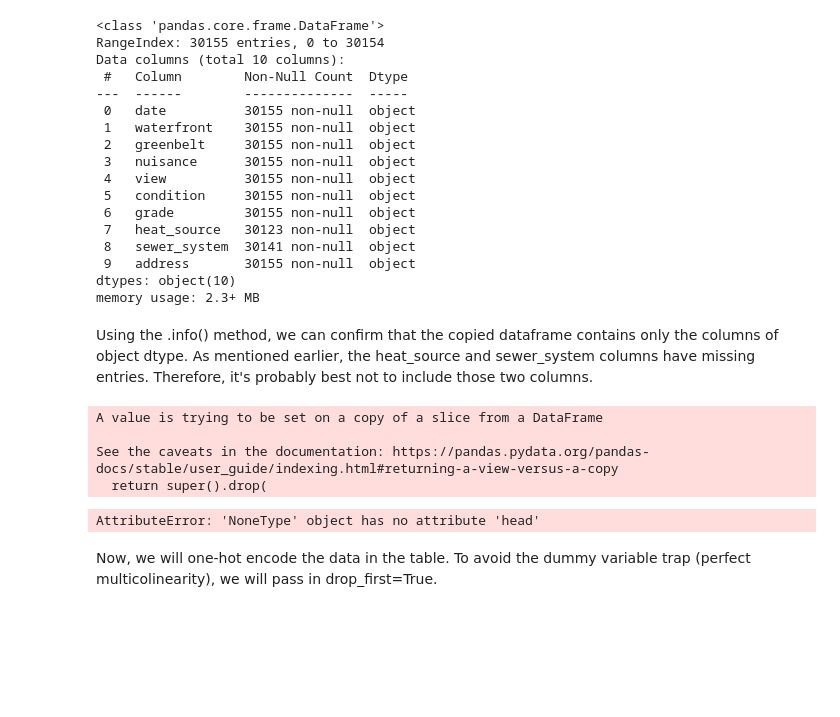
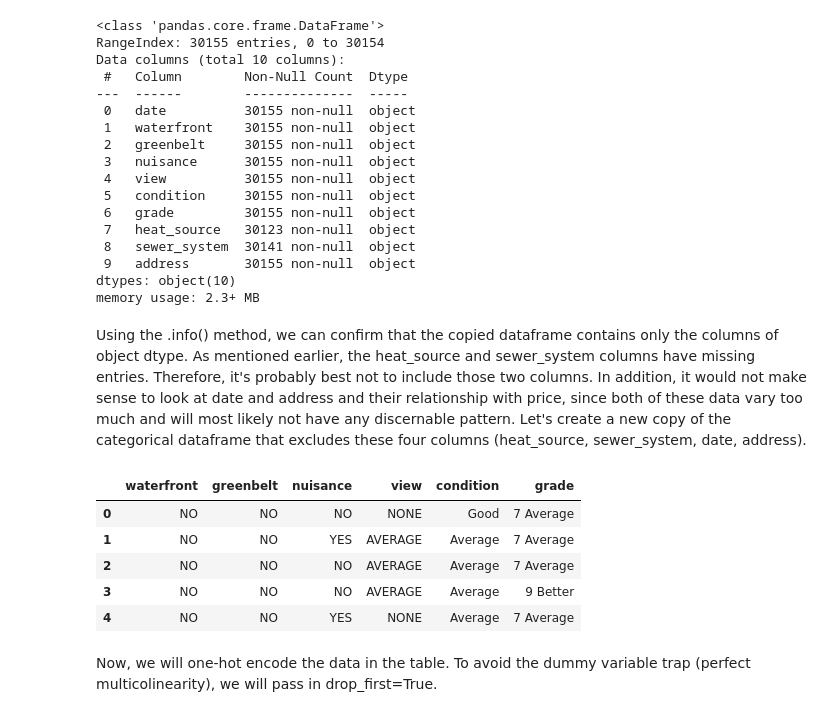
Before and after one commit to jbenedito99/dsc-phase-2-project-v2-5, a Jupyter notebook: student.ipynb, the cells around one changed output. Cells and saved outputs as stored; diff of their text form; code cells hidden in the pictures; blank space fills up the shorter version.

```diff
--- a/student.ipynb
+++ b/student.ipynb
@@ -227,16 +227,16 @@ Data columns (total 10 columns):
 dtypes: object(10)
 memory usage: 2.3+ MB
 # %% [markdown]
-Using the .info() method, we can confirm that the copied dataframe contains only the columns of object dtype. As mentioned earlier, the heat_source and sewer_system columns have missing entries. Therefore, it's probably best not to include those two columns.
+Using the .info() method, we can confirm that the copied dataframe contains only the columns of object dtype. As mentioned earlier, the heat_source and sewer_system columns have missing entries. Therefore, it's probably best not to include those two columns. In addition, it would not make sense to look at date and address and their relationship with price, since both of these data vary too much and will most likely not have any discernable pattern. Let's create a new copy of the categorical dataframe that excludes these four columns (heat_source, sewer_system, date, address).
-# %%
-# drop heat_source and sewer_system columns from categorical_data df
-categorical_data = categorical_data.drop(['heat_source', 'sewer_system'], axis=1, inplace=True)
-
-# use .head() to confirm they were dropped
-categorical_data.head()
-# %% [output]
-A value is trying to be set on a copy of a slice from a DataFrame
-
-See the caveats in the documentation: https://pandas.pydata.org/pandas-docs/stable/user_guide/indexing.html#returning-a-view-versus-a-copy
-  return super().drop(
-AttributeError: 'NoneType' object has no attribute 'head'
+# %%
+# create another copy of categorical dataframe, excluding unnecessary columns
+categorical_data_cut = house_data[['waterfront', 'greenbelt', 'nuisance', 'view', 'condition', 'grade']]
+# use .head() to visualize first five rows
+categorical_data_cut.head()
+# %% [output]
+|  | waterfront | greenbelt | nuisance | view | condition | grade |
+| 0 | NO | NO | NO | NONE | Good | 7 Average |
+| 1 | NO | NO | YES | AVERAGE | Average | 7 Average |
+| 2 | NO | NO | NO | AVERAGE | Average | 7 Average |
+| 3 | NO | NO | NO | AVERAGE | Average | 9 Better |
+| 4 | NO | NO | YES | NONE | Average | 7 Average |
```
Also changed, not shown: parts of 6 cells of this notebook.
